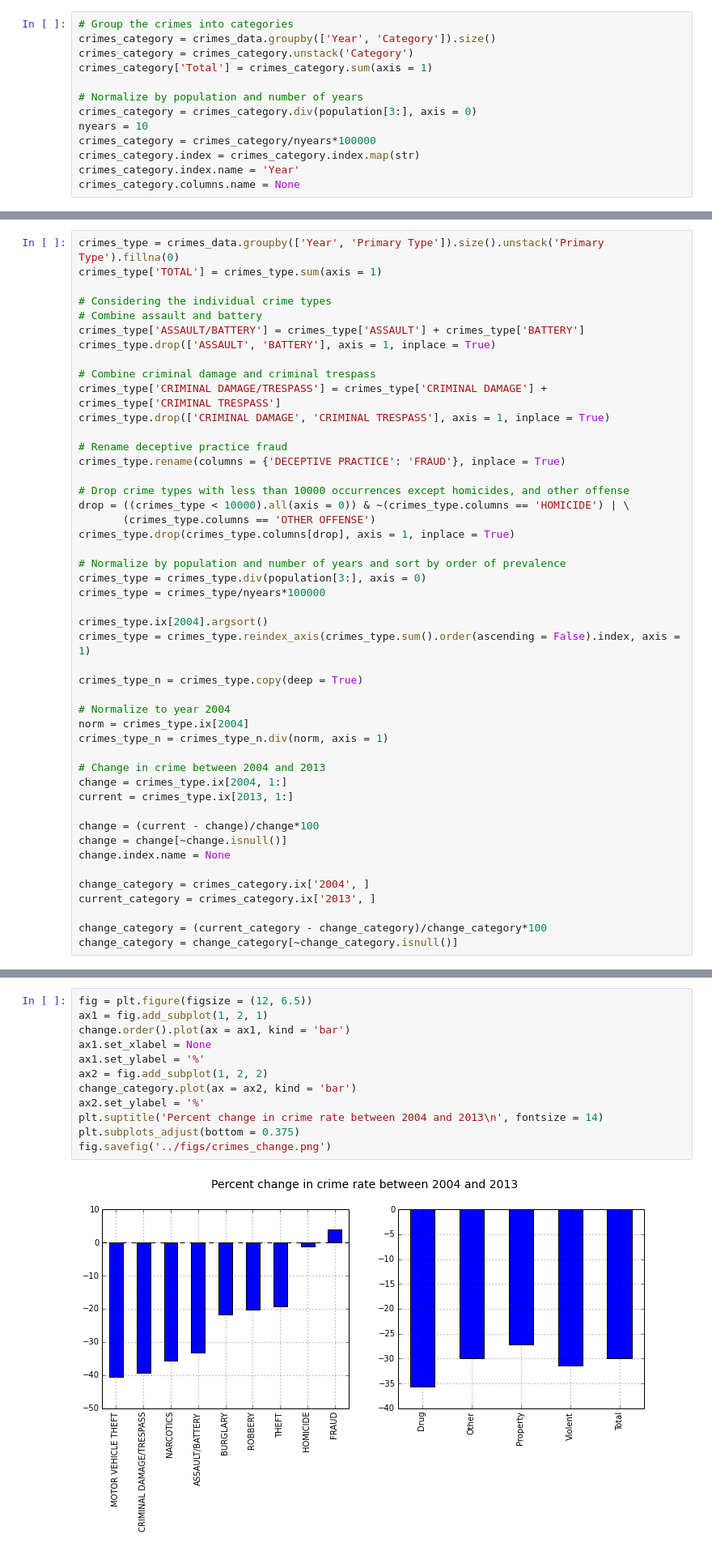
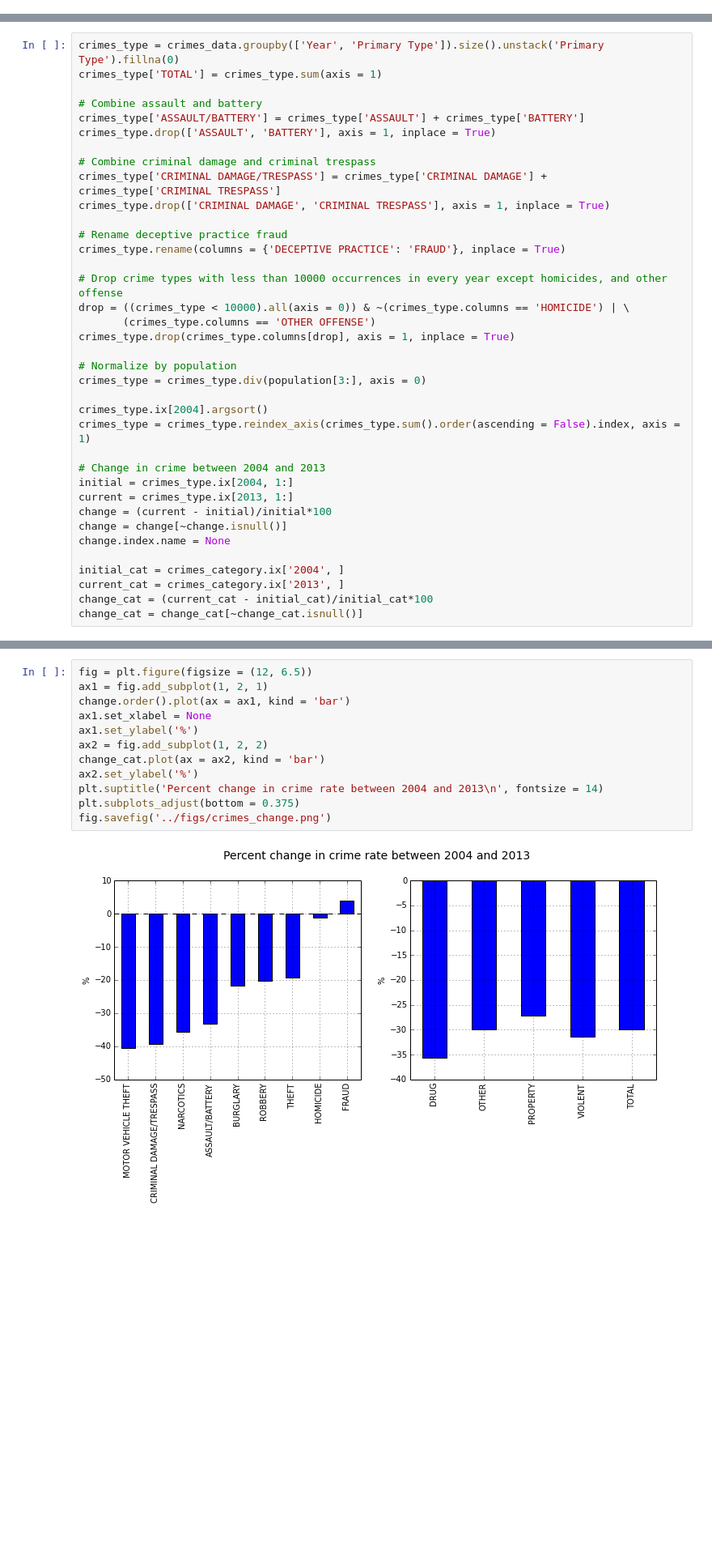
Before and after one commit to tianhuil/projects201409, a Jupyter notebook: jee/src/chicago_crime_src.ipynb, the cells around one changed output, grey strips where cells are left out. Shown: that part at 81% size. Drawn from its saved outputs; the diff is of its cells as text; blank space fills up the shorter version.

```diff
--- a/jee/src/chicago_crime_src.ipynb
+++ b/jee/src/chicago_crime_src.ipynb
@@ -389,18 +345,5 @@ for col in ['Property', 'Violent', 'Drug', 'Other']:
 crimes_proportion.index = crimes_proportion.index.map(str)
 crimes_proportion.index.name = 'Year'
-# %%
-# Group the crimes into categories
-crimes_category = crimes_data.groupby(['Year', 'Category']).size()
-crimes_category = crimes_category.unstack('Category')
-crimes_category['Total'] = crimes_category.sum(axis = 1)
-
-# Normalize by population and number of years
-crimes_category = crimes_category.div(population[3:], axis = 0)
-nyears = 10
-crimes_category = crimes_category/nyears*100000
-crimes_category.index = crimes_category.index.map(str)
-crimes_category.index.name = 'Year'
-crimes_category.columns.name = None
 # %%
 fig = plt.figure(figsize = (12, 4))
 ax1 = fig.add_subplot(1, 2, 1)
@@ -420,7 +367,6 @@ fig.savefig('../figs/crimes.png')
 crimes_type = crimes_data.groupby(['Year', 'Primary Type']).size().unstack('Primary Type').fillna(0)
 crimes_type['TOTAL'] = crimes_type.sum(axis = 1)
 
-# Considering the individual crime types
 # Combine assault and battery
 crimes_type['ASSAULT/BATTERY'] = crimes_type['ASSAULT'] + crimes_type['BATTERY']
 crimes_type.drop(['ASSAULT', 'BATTERY'], axis = 1, inplace = True)
@@ -432,34 +378,25 @@ crimes_type.drop(['CRIMINAL DAMAGE', 'CRIMINAL TRESPASS'], axis = 1, inplace = T
 # Rename deceptive practice fraud
 crimes_type.rename(columns = {'DECEPTIVE PRACTICE': 'FRAUD'}, inplace = True)
 
-# Drop crime types with less than 10000 occurrences except homicides, and other offense
+# Drop crime types with less than 10000 occurrences in every year except homicides, and other offense
 drop = ((crimes_type < 10000).all(axis = 0)) & ~(crimes_type.columns == 'HOMICIDE') | \
        (crimes_type.columns == 'OTHER OFFENSE')
 crimes_type.drop(crimes_type.columns[drop], axis = 1, inplace = True)
 
-# Normalize by population and number of years and sort by order of prevalence
+# Normalize by population
 crimes_type = crimes_type.div(population[3:], axis = 0)
-crimes_type = crimes_type/nyears*100000
 
 crimes_type.ix[2004].argsort()
 crimes_type = crimes_type.reindex_axis(crimes_type.sum().order(ascending = False).index, axis = 1)
 
-crimes_type_n = crimes_type.copy(deep = True)
-
-# Normalize to year 2004
-norm = crimes_type.ix[2004]
-crimes_type_n = crimes_type_n.div(norm, axis = 1)
-
 # Change in crime between 2004 and 2013
-change = crimes_type.ix[2004, 1:]
+initial = crimes_type.ix[2004, 1:]
 current = crimes_type.ix[2013, 1:]
-
-change = (current - change)/change*100
+change = (current - initial)/initial*100
 change = change[~change.isnull()]
 change.index.name = None
 
-change_category = crimes_category.ix['2004', ]
-current_category = crimes_category.ix['2013', ]
-
-change_category = (current_category - change_category)/change_category*100
-change_category = change_category[~change_category.isnull()]
+initial_cat = crimes_category.ix['2004', ]
+current_cat = crimes_category.ix['2013', ]
+change_cat = (current_cat - initial_cat)/initial_cat*100
+change_cat = change_cat[~change_cat.isnull()]
@@ -466,14 +407,14 @@ change_category = change_category[~change_category.isnull()]
 # %%
 fig = plt.figure(figsize = (12, 6.5))
 ax1 = fig.add_subplot(1, 2, 1)
 change.order().plot(ax = ax1, kind = 'bar')
 ax1.set_xlabel = None
-ax1.set_ylabel = '%'
+ax1.set_ylabel('%')
 ax2 = fig.add_subplot(1, 2, 2)
-change_category.plot(ax = ax2, kind = 'bar')
-ax2.set_ylabel = '%'
+change_cat.plot(ax = ax2, kind = 'bar')
+ax2.set_ylabel('%')
 plt.suptitle('Percent change in crime rate between 2004 and 2013\n', fontsize = 14)
 plt.subplots_adjust(bottom = 0.375)
 fig.savefig('../figs/crimes_change.png')
 # %% [output]
-[figure, old version]
+[figure, new version]
```
Also changed, not shown: parts of 54 cells of this notebook, 15 other files.
